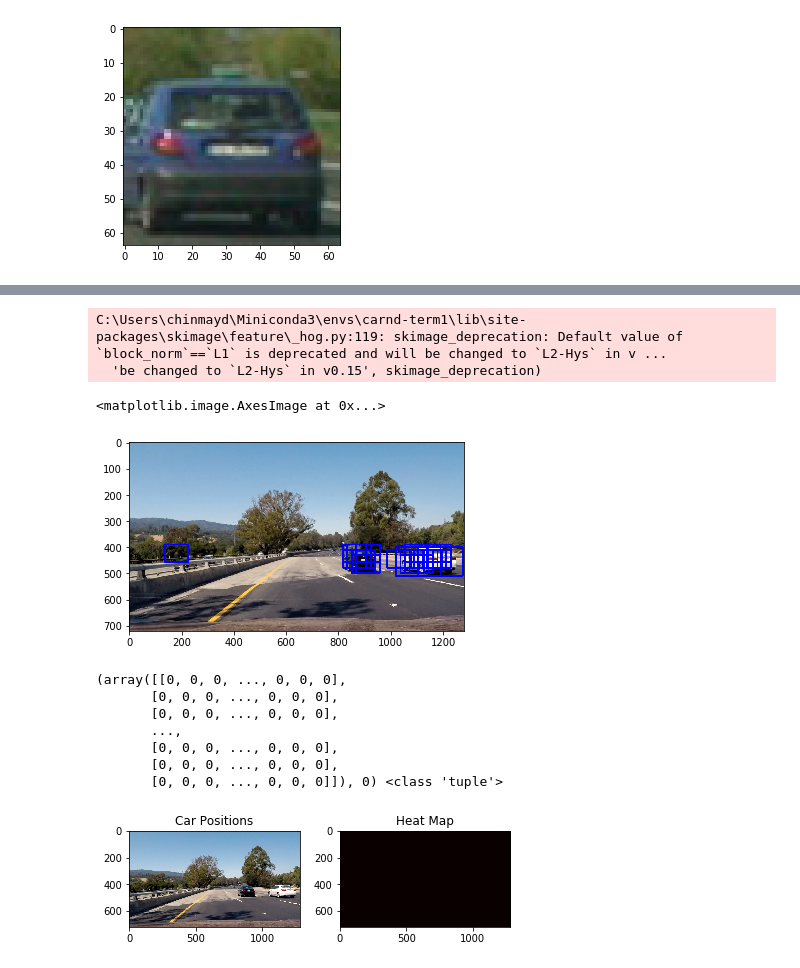
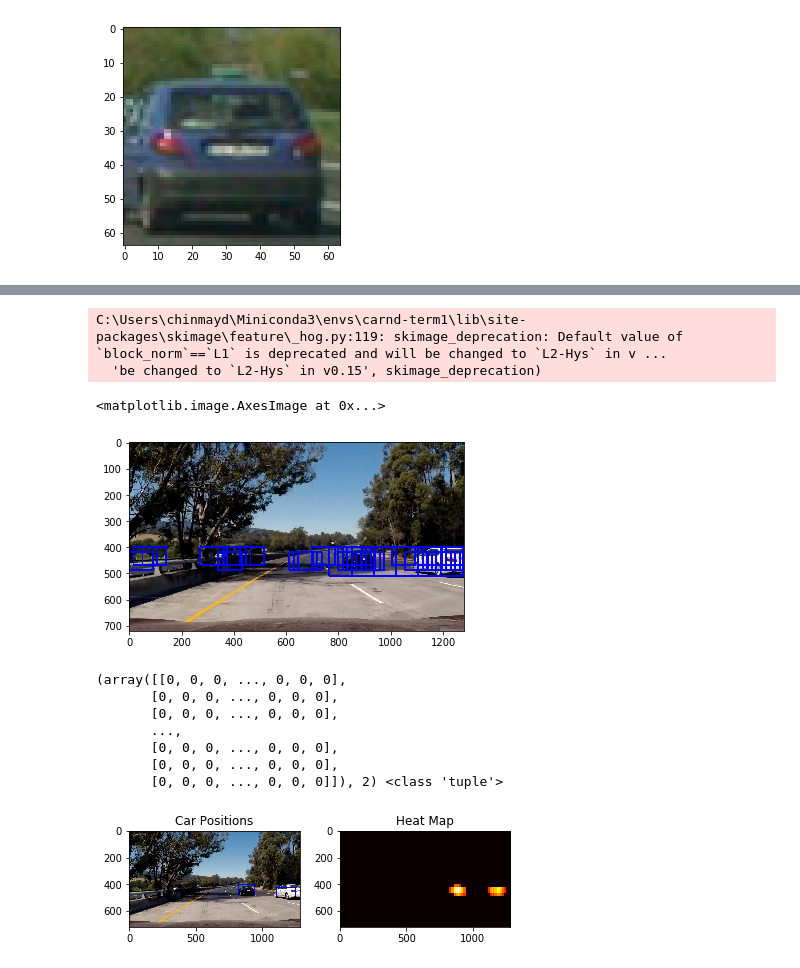
Before and after one commit to coldskull/Vehicle_Detection, a Jupyter notebook: CarDetection.ipynb, the cells around one changed output, grey strips where cells are left out. Saved outputs shown, nothing was run; the diff lists cells and outputs as text; code cells hidden in the pictures.

Commit message:
modified pipeline
-- changed colorspace to HLS
--added history/sanity checks on bounding boxes
-- updated readme

```diff
--- a/CarDetection.ipynb
+++ b/CarDetection.ipynb
@@ -268,7 +268,7 @@ cars = cars[0:sample_size]
 notcars = notcars[0:sample_size]
 
 ### Tweak these parameters and see how the results change.
-color_space = 'LUV' # Can be RGB, HSV, LUV, HLS, YUV, YCrCb
+color_space = 'HLS' # Can be RGB, HSV, LUV, HLS, YUV, YCrCb
 orient = 8  # HOG orientations
 pix_per_cell = 8 # HOG pixels per cell
 cell_per_block = 2 # HOG cells per block
@@ -360,7 +360,7 @@ Test Accuracy of SVC =  0.9794
 # %%
-image = mpimg.imread('test_images/test4.jpg')
+image = mpimg.imread('test_images/test5.jpg')
 draw_image = np.copy(image)
-y_start_stop_far = [350, 500]
+y_start_stop_far = [400, 500]
 y_start_stop_mid = [400, 550] # Min and max in y to search in slide_window()
 y_start_stop_near = [500, 700]
 
@@ -400,7 +400,7 @@ plt.imshow(window_img)
 C:\Users\chinmayd\Miniconda3\envs\carnd-term1\lib\site-packages\skimage\feature\_hog.py:119: skimage_deprecation: Default value of `block_norm`==`L1` is deprecated and will be changed to `L2-Hys` in v ...
   'be changed to `L2-Hys` in v0.15', skimage_deprecation)
 <matplotlib.image.AxesImage at 0x...>
-[figure, old version]
+[figure, new version]
 # %%
 def add_heat(heatmap, bbox_list):
     # Iterate through list of bboxes
@@ -470,36 +470,36 @@ from scipy.ndimage.measurements import label
 heat = np.zeros_like(draw_image[:,:,0]).astype(np.float)
 # Add heat to each box in box list
 heat = add_heat(heat,hot_windows)
 
 # Apply threshold to help remove false positives
-heat = apply_threshold(heat,40)
+heat = apply_threshold(heat,4)
 
 # Visualize the heatmap when displaying
 heatmap = np.clip(heat, 0, 255)
 
 # Find final boxes from heatmap using label function
 labels = label(heatmap)
 print(labels, type(labels))
 
 draw_img = draw_labeled_bboxes(np.copy(draw_image), labels)
 
 fig = plt.figure()
 plt.subplot(121)
 plt.imshow(draw_img)
 plt.title('Car Positions')
 plt.subplot(122)
 plt.imshow(heatmap, cmap='hot')
 plt.title('Heat Map')
 fig.tight_layout()
 # %% [output]
 (array([[0, 0, 0, ..., 0, 0, 0],
        [0, 0, 0, ..., 0, 0, 0],
        [0, 0, 0, ..., 0, 0, 0],
        ...,
        [0, 0, 0, ..., 0, 0, 0],
        [0, 0, 0, ..., 0, 0, 0],
-       [0, 0, 0, ..., 0, 0, 0]]), 0) <class 'tuple'>
+       [0, 0, 0, ..., 0, 0, 0]]), 2) <class 'tuple'>
-[figure, old version]
+[figure, new version]
 # %%
 # Import everything needed to edit/save/watch video clips
 from moviepy.editor import VideoFileClip
```
Also changed, not shown: parts of 8 cells of this notebook, 3 other files.
